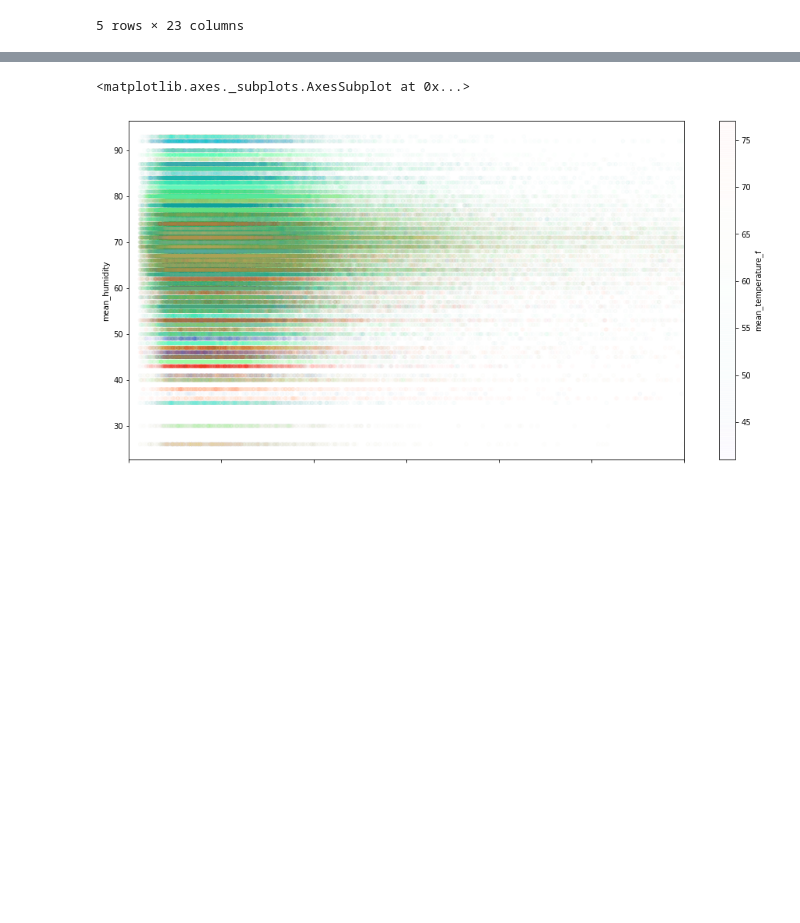
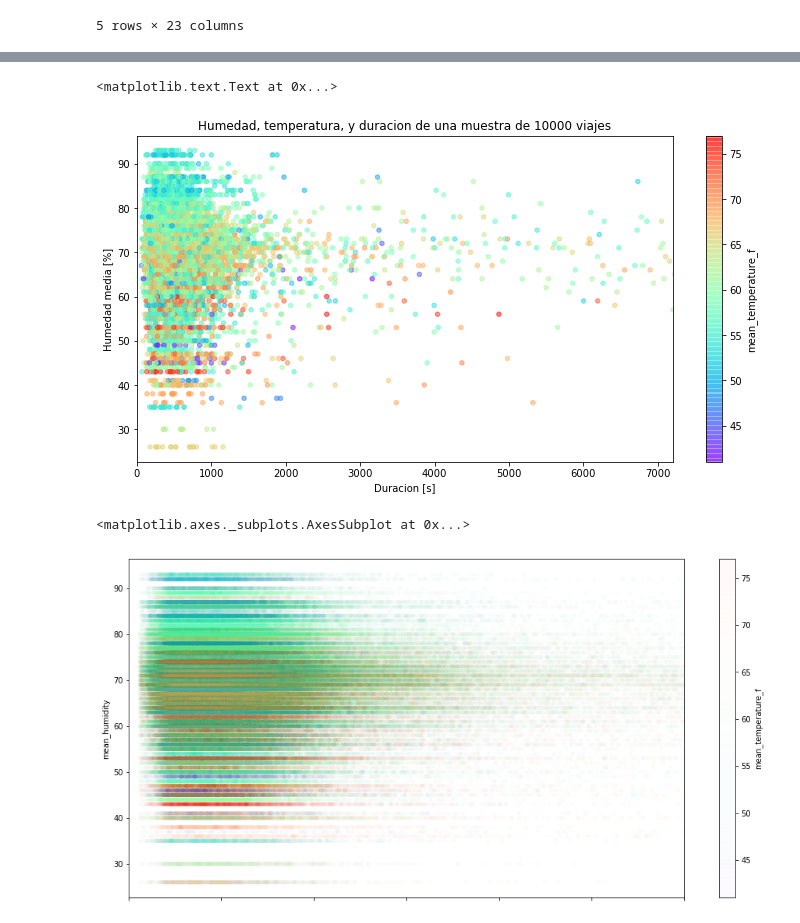
Before and after one commit to pabloernesto/sfBikes, a Jupyter notebook: temperatura_humedad_duracion.ipynb, the cells around one changed output, grey strips where cells are left out. Saved outputs shown, nothing was run; the diff lists cells and outputs as text; code cells hidden in the pictures; blank space fills up the shorter version.

```diff
--- a/temperatura_humedad_duracion.ipynb
+++ b/temperatura_humedad_duracion.ipynb
@@ -100,3 +105,13 @@ tmp.sample(10000).plot.scatter(x='max_wind_Speed_mph', y='duration',\
+# %%
+tmp.sample(10000).plot.scatter(x='duration', y='mean_humidity',\
+                c='mean_temperature_f', colormap='rainbow', alpha=0.5,\
+                figsize=(12,6), colorbar=True, xlim=(0,7200), sharex=False)
+plt.xlabel("Duracion [s]")
+plt.ylabel("Humedad media [%]")
+plt.title("Humedad, temperatura, y duracion de una muestra de 10000 viajes")
+# %% [output]
+<matplotlib.text.Text at 0x...>
+[figure, added]
 # %%
 tmp.plot.scatter(x='duration', y='mean_humidity',\
                 c='mean_temperature_f', colormap='rainbow', alpha=0.01,\
```
Also changed, not shown: parts of 12 cells of this notebook, 2 other files.
